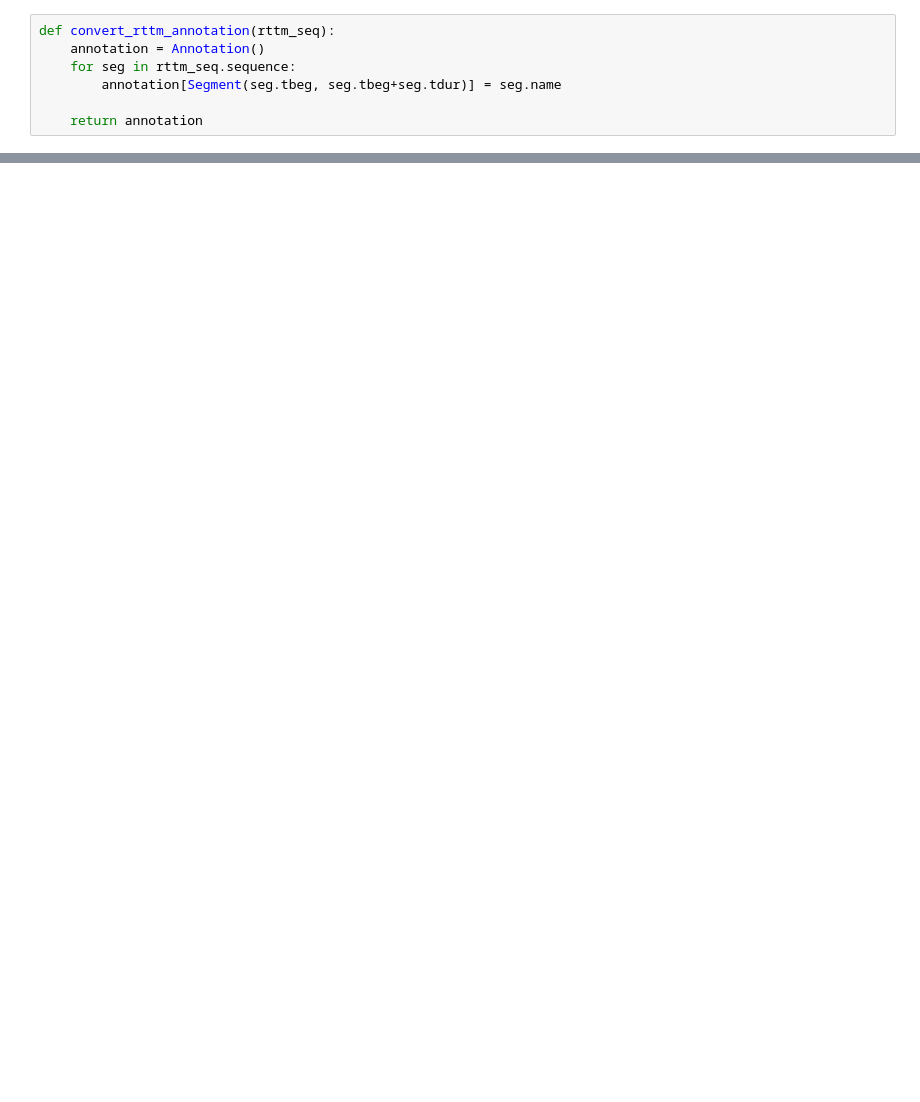
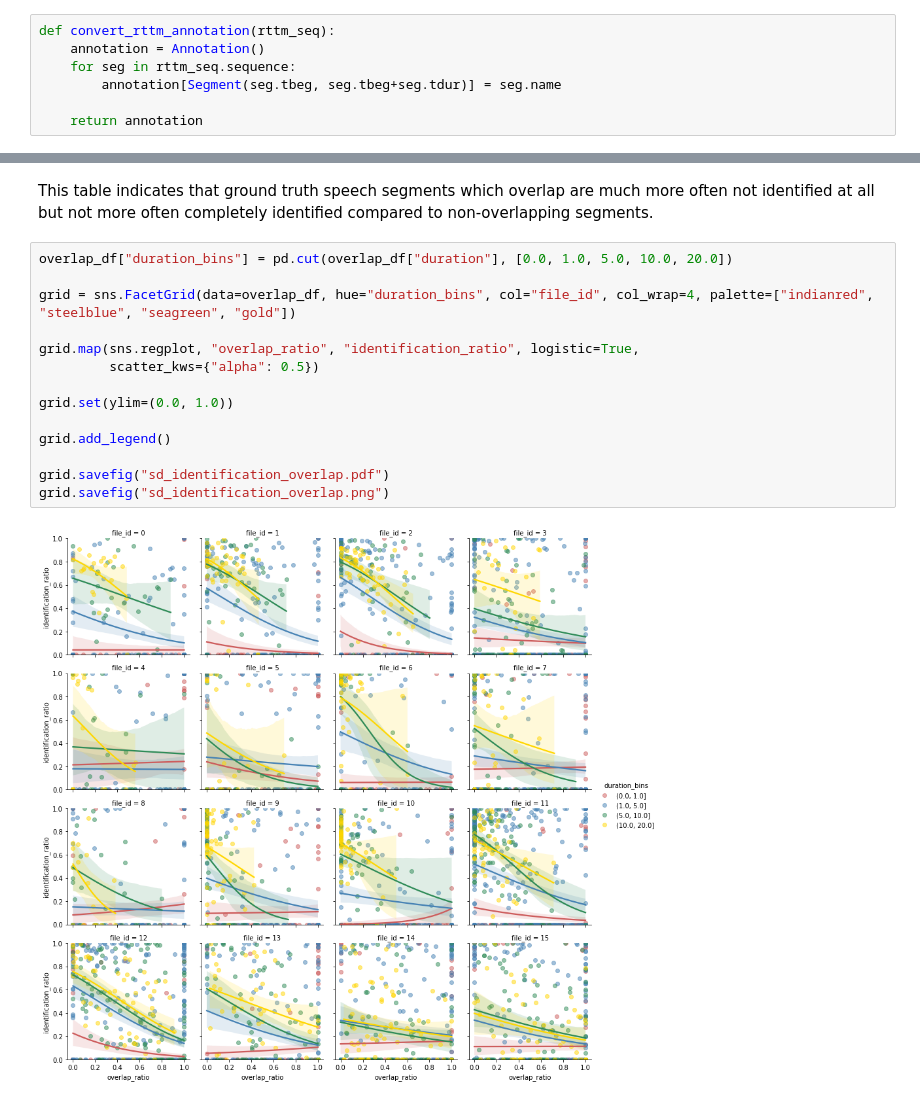
Before and after one commit to mexca/mexca-sd-experiment, a Jupyter notebook: speaker-diarization/compare_sd.ipynb, the cells around one changed output, grey strips where cells are left out. Cells and saved outputs as stored; diff of their text form; blank space fills up the shorter version.

```diff
--- a/speaker-diarization/compare_sd.ipynb
+++ b/speaker-diarization/compare_sd.ipynb
@@ -170,0 +209,18 @@ plt.set(ylim=(0.0, 1.0), xscale="log")
+# %% [markdown]
+This table indicates that ground truth speech segments which overlap are much more often not identified at all but not more often completely identified compared to non-overlapping segments.
+# %%
+overlap_df["duration_bins"] = pd.cut(overlap_df["duration"], [0.0, 1.0, 5.0, 10.0, 20.0])
+
+grid = sns.FacetGrid(data=overlap_df, hue="duration_bins", col="file_id", col_wrap=4, palette=["indianred", "steelblue", "seagreen", "gold"])
+
+grid.map(sns.regplot, "overlap_ratio", "identification_ratio", logistic=True,
+         scatter_kws={"alpha": 0.5})
+
+grid.set(ylim=(0.0, 1.0))
+
+grid.add_legend()
+
+grid.savefig("sd_identification_overlap.pdf")
+grid.savefig("sd_identification_overlap.png")
+# %% [output]
+[figure, added]
```
Also changed, not shown: parts of 19 cells of this notebook, 12 other files.
